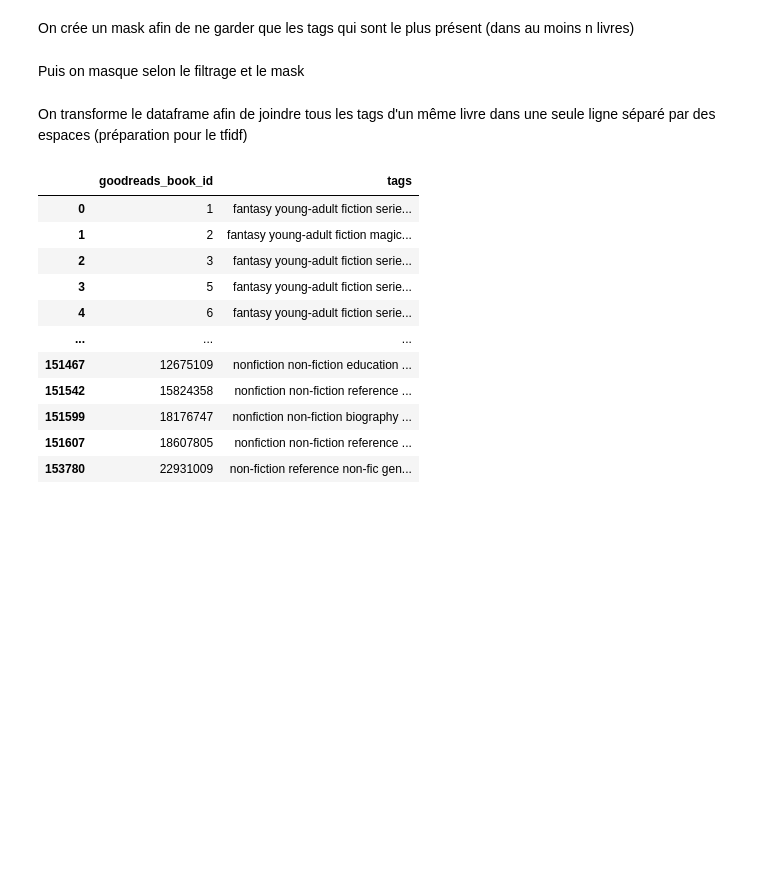
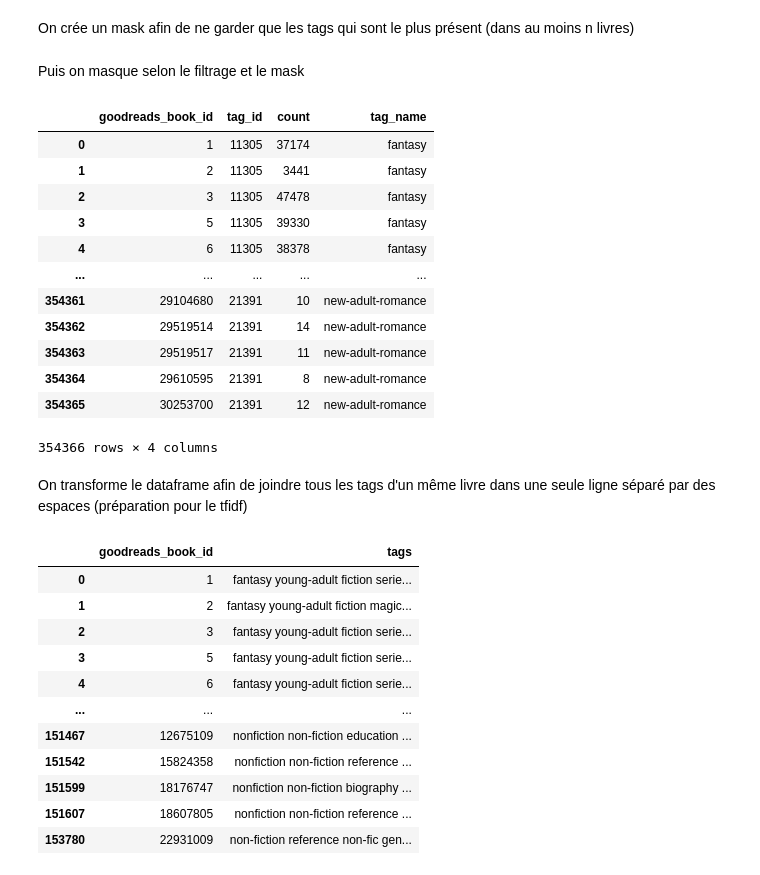
Before and after one commit to SimplonAI/books, a Jupyter notebook: analyse.ipynb, the cells around one changed output. Cells and saved outputs as stored; diff of their text form; code cells hidden in the pictures; blank space fills up the shorter version.

```diff
--- a/analyse.ipynb
+++ b/analyse.ipynb
@@ -150,6 +232,22 @@ mask_tags = books_tags["tag_name"].value_counts()
 Puis on masque selon le filtrage et le mask
 # %%
 books_tags = books_tags[books_tags["tag_name"].isin(mask_tags.index[mask_tags > 100]) & books_tags["tag_name"].apply(filter_tags)].reset_index(drop=True).copy()
+# %%
+books_tags
+# %% [output]
+|  | goodreads_book_id | tag_id | count | tag_name |
+| 0 | 1 | 11305 | 37174 | fantasy |
+| 1 | 2 | 11305 | 3441 | fantasy |
+| 2 | 3 | 11305 | 47478 | fantasy |
+| 3 | 5 | 11305 | 39330 | fantasy |
+| 4 | 6 | 11305 | 38378 | fantasy |
+| ... | ... | ... | ... | ... |
+| 354361 | 29104680 | 21391 | 10 | new-adult-romance |
+| 354362 | 29519514 | 21391 | 14 | new-adult-romance |
+| 354363 | 29519517 | 21391 | 11 | new-adult-romance |
+| 354364 | 29610595 | 21391 | 8 | new-adult-romance |
+| 354365 | 30253700 | 21391 | 12 | new-adult-romance |
+354366 rows × 4 columns
 # %% [markdown]
 On transforme le dataframe afin de joindre tous les tags d'un même livre dans une seule ligne séparé par des espaces (préparation pour le tfidf)
 # %%
```
Also changed, not shown: parts of 17 cells of this notebook, 1 other file.
